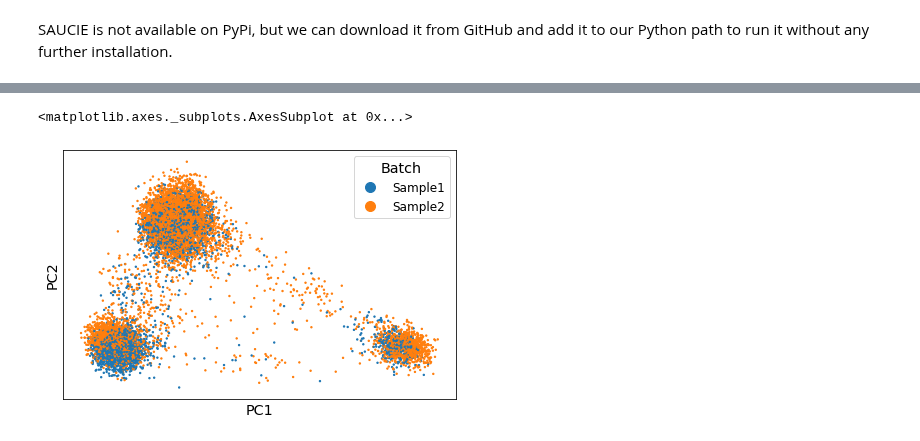
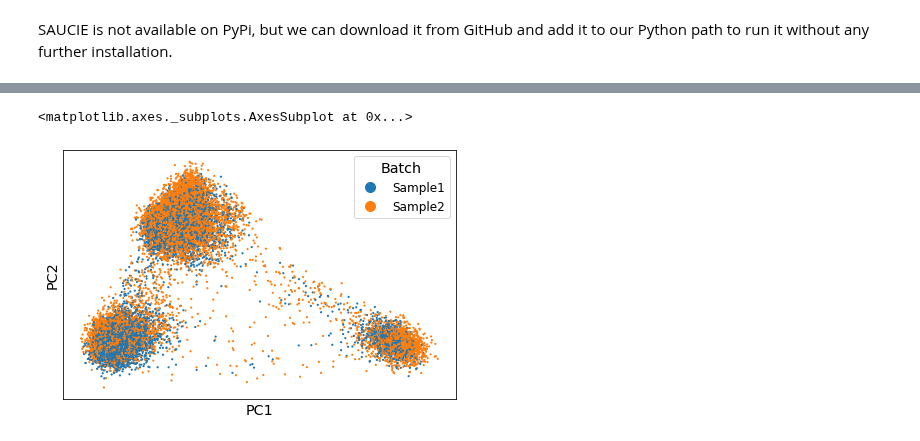
Before and after one commit to KrishnaswamyLab/SingleCellWorkshop, a Jupyter notebook: exercises/Deep_Learning/notebooks/02_Exploratory_analysis_of_single_cell_data_with_SAUCIE.ipynb, the cells around one changed output, grey strips where cells are left out. Saved outputs shown, nothing was run; the diff lists cells and outputs as text; code cells hidden in the pictures.

Commit message:
update SAUCIE data

```diff
--- a/exercises/Deep_Learning/notebooks/02_Exploratory_analysis_of_single_cell_data_with_SAUCIE.ipynb
+++ b/exercises/Deep_Learning/notebooks/02_Exploratory_analysis_of_single_cell_data_with_SAUCIE.ipynb
@@ -49,0 +39,3 @@ data, sample_labels = scprep.utils.combine_batches([x1, x2], ['Sample1', 'Sample
+# %%
+data_raw = pd.read_pickle("data.pickle.gz")
+data_raw.head()
@@ -49,0 +50,5 @@ data, sample_labels = scprep.utils.combine_batches([x1, x2], ['Sample1', 'Sample
+# %%
+metadata = pd.read_pickle("metadata.pickle.gz")
+metadata['batch'] = [int(index[7]) for index in metadata.index]
+metadata['sample'] = np.where(metadata['batch'] < 4, 'Sample1', 'Sample2')
+metadata.head()
@@ -50,8 +62,11 @@ data, sample_labels = scprep.utils.combine_batches([x1, x2], ['Sample1', 'Sample
+# %%
+data = scprep.reduce.pca(data_raw, n_components=100, method='dense').to_numpy()
+data
 # %%
-scprep.plot.scatter2d(data, c=sample_labels, ticks=False, label_prefix="PC", legend_title="Batch")
+scprep.plot.scatter2d(data, c=metadata['sample'], ticks=False, label_prefix="PC", legend_title="Batch")
 # %% [output]
 <matplotlib.axes._subplots.AxesSubplot at 0x...>
-[figure, old version]
+[figure, new version]
 # %%
 # use the handy little loader class
 # in training: get random order
```
Also changed, not shown: parts of 9 cells of this notebook.
